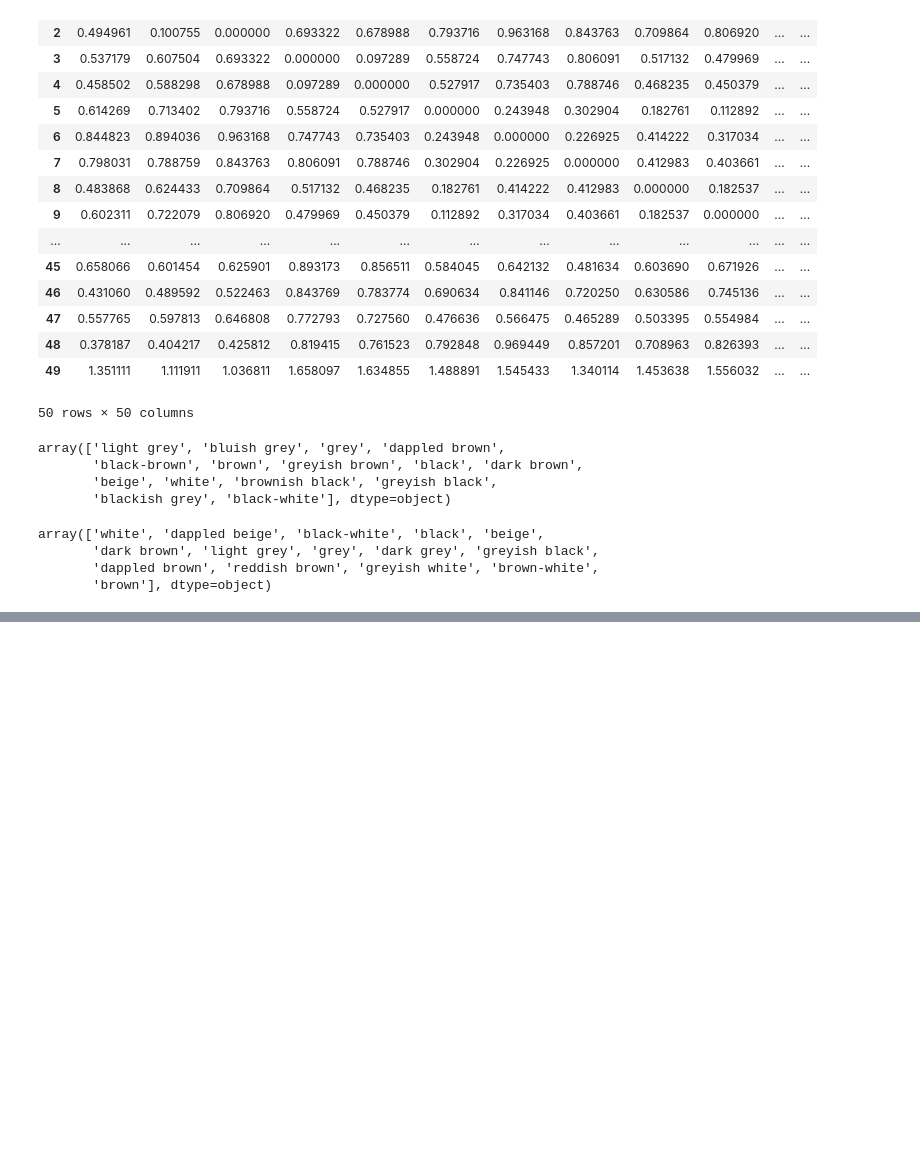
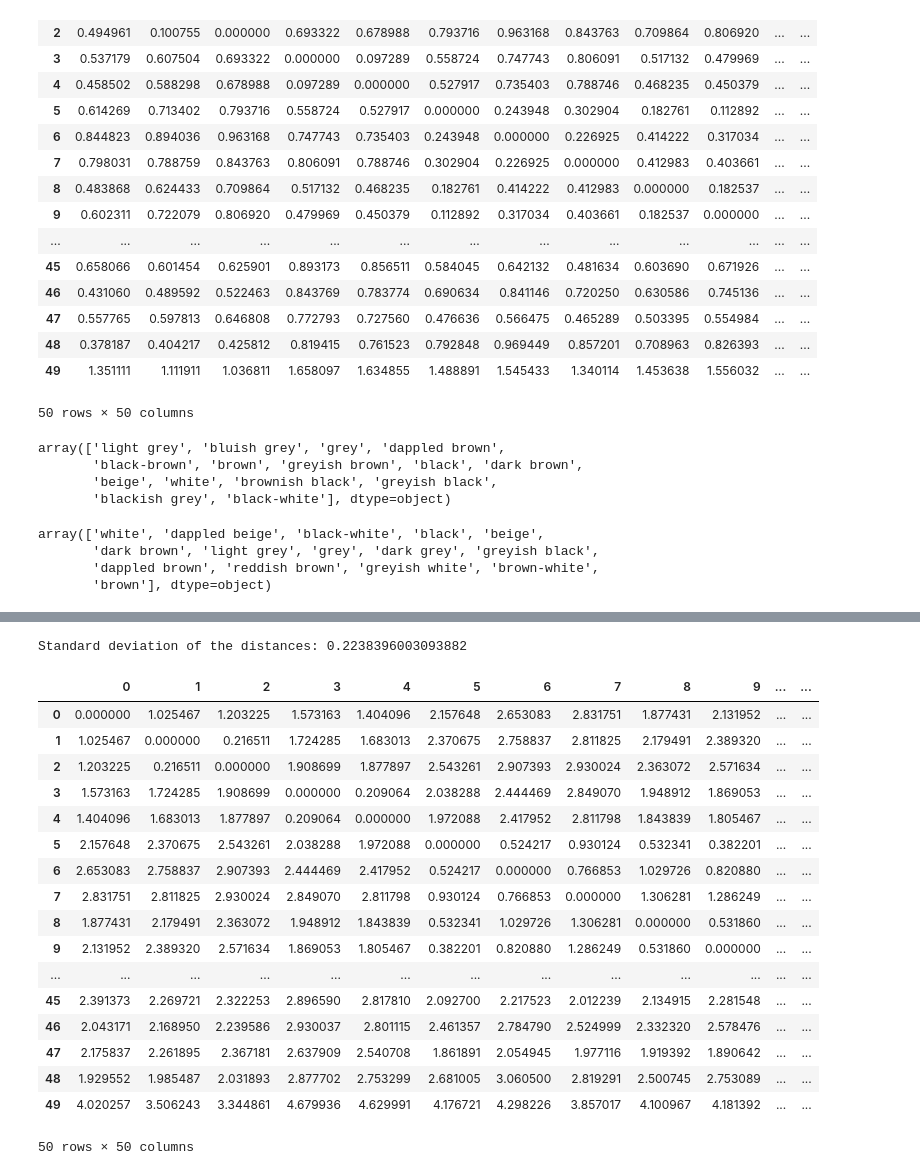
Before and after one commit to kbenedek/DataScience, a Jupyter notebook: HW2/hw_2_1.ipynb, the cells around one changed output, grey strips where cells are left out. Drawn from its saved outputs; the diff is of its cells as text; code cells hidden in the pictures; blank space fills up the shorter version.

```diff
--- a/HW2/hw_2_1.ipynb
+++ b/HW2/hw_2_1.ipynb
@@ -156,11 +158,12 @@ def color_similarity(a: str, b: str) -> float:
         return 0.0
 # %%
 #overlap coeff
+birds_categ = birds.drop(columns=['species','weight', 'length', 'wspan']).select_dtypes(include=['object'])
 
-def get_categ_dist(a: pd.Series, b: pd.Series) -> float:
+def get_categ_dist(row1, row2) -> float:
     sim = 0.0
 
-    for i, j in zip(a,b):
-        sim += color_similarity(i, j)
+    for col in birds_categ.columns:
+        sim += color_similarity(row1[col], row2[col])
 
-    return 1-(sim / len(a))
+    return 1-(sim / len(birds_categ.columns))
@@ -167,9 +225,39 @@ def get_categ_dist(a: pd.Series, b: pd.Series) -> float:
+# %%
+#birds_categ = birds.drop(columns=['species','weight', 'length', 'wspan']).select_dtypes(include=['object'])
+categ_pairwise = calculate_pairwise_distance(birds_categ, get_categ_dist)
+
+categ_std = get_std_dev(create_distance_list(categ_pairwise))
+# %% [output]
+Standard deviation of the distances: 0.2238396003093882
 # %%
 # combined distance
-
-birds_categ = birds.drop(columns=['weight', 'length', 'wspan']).select_dtypes(include=['object'])
-
 def mixed_metric(row1, row2):
     #Actualy lambda
-    delta = len(birds_num.columns) / (len(birds_num.columns) + len(birds_categ.columns))
-    return delta*l2(row1, row2)/l2_std+(1-delta)*goodall_instance.get_distance(row1, row2)/goodall_std
+    # delta = len(birds_num.columns) / (len(birds_num.columns) + len(birds_categ.columns))
+    delta = 0.75
+    #print(l2(row1, row2), get_categ_dist(row1, row2))
+    return delta*l2(row1, row2)/l2_std+(1-delta)*get_categ_dist(row1, row2)/categ_std
+# %%
+birds_clean = birds_categ.join(birds_scaled)
+
+mixed_distances = calculate_pairwise_distance(birds_clean, mixed_metric)
+mixed_distances
+# %% [output]
+|  | 0 | 1 | 2 | 3 | 4 | 5 | 6 | 7 | 8 | 9 | ... | ... |
+| 0 | 0.000000 | 1.025467 | 1.203225 | 1.573163 | 1.404096 | 2.157648 | 2.653083 | 2.831751 | 1.877431 | 2.131952 | ... | ... |
+| 1 | 1.025467 | 0.000000 | 0.216511 | 1.724285 | 1.683013 | 2.370675 | 2.758837 | 2.811825 | 2.179491 | 2.389320 | ... | ... |
+| 2 | 1.203225 | 0.216511 | 0.000000 | 1.908699 | 1.877897 | 2.543261 | 2.907393 | 2.930024 | 2.363072 | 2.571634 | ... | ... |
+| 3 | 1.573163 | 1.724285 | 1.908699 | 0.000000 | 0.209064 | 2.038288 | 2.444469 | 2.849070 | 1.948912 | 1.869053 | ... | ... |
+| 4 | 1.404096 | 1.683013 | 1.877897 | 0.209064 | 0.000000 | 1.972088 | 2.417952 | 2.811798 | 1.843839 | 1.805467 | ... | ... |
+| 5 | 2.157648 | 2.370675 | 2.543261 | 2.038288 | 1.972088 | 0.000000 | 0.524217 | 0.930124 | 0.532341 | 0.382201 | ... | ... |
+| 6 | 2.653083 | 2.758837 | 2.907393 | 2.444469 | 2.417952 | 0.524217 | 0.000000 | 0.766853 | 1.029726 | 0.820880 | ... | ... |
+| 7 | 2.831751 | 2.811825 | 2.930024 | 2.849070 | 2.811798 | 0.930124 | 0.766853 | 0.000000 | 1.306281 | 1.286249 | ... | ... |
+| 8 | 1.877431 | 2.179491 | 2.363072 | 1.948912 | 1.843839 | 0.532341 | 1.029726 | 1.306281 | 0.000000 | 0.531860 | ... | ... |
+| 9 | 2.131952 | 2.389320 | 2.571634 | 1.869053 | 1.805467 | 0.382201 | 0.820880 | 1.286249 | 0.531860 | 0.000000 | ... | ... |
+| ... | ... | ... | ... | ... | ... | ... | ... | ... | ... | ... | ... | ... |
+| 45 | 2.391373 | 2.269721 | 2.322253 | 2.896590 | 2.817810 | 2.092700 | 2.217523 | 2.012239 | 2.134915 | 2.281548 | ... | ... |
+| 46 | 2.043171 | 2.168950 | 2.239586 | 2.930037 | 2.801115 | 2.461357 | 2.784790 | 2.524999 | 2.332320 | 2.578476 | ... | ... |
+| 47 | 2.175837 | 2.261895 | 2.367181 | 2.637909 | 2.540708 | 1.861891 | 2.054945 | 1.977116 | 1.919392 | 1.890642 | ... | ... |
+| 48 | 1.929552 | 1.985487 | 2.031893 | 2.877702 | 2.753299 | 2.681005 | 3.060500 | 2.819291 | 2.500745 | 2.753089 | ... | ... |
+| 49 | 4.020257 | 3.506243 | 3.344861 | 4.679936 | 4.629991 | 4.176721 | 4.298226 | 3.857017 | 4.100967 | 4.181392 | ... | ... |
+50 rows × 50 columns
```
Also changed, not shown: parts of 3 cells of this notebook.
